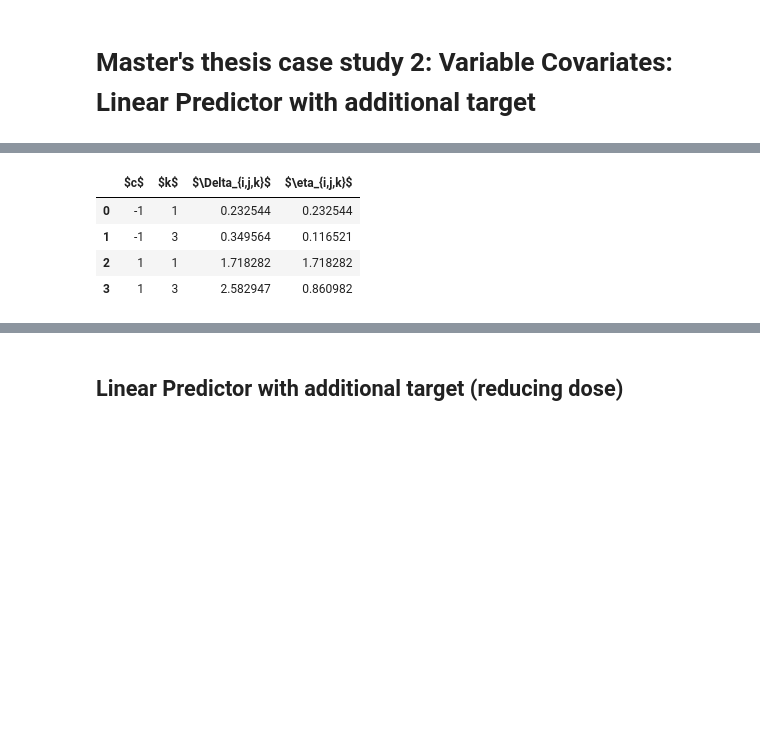
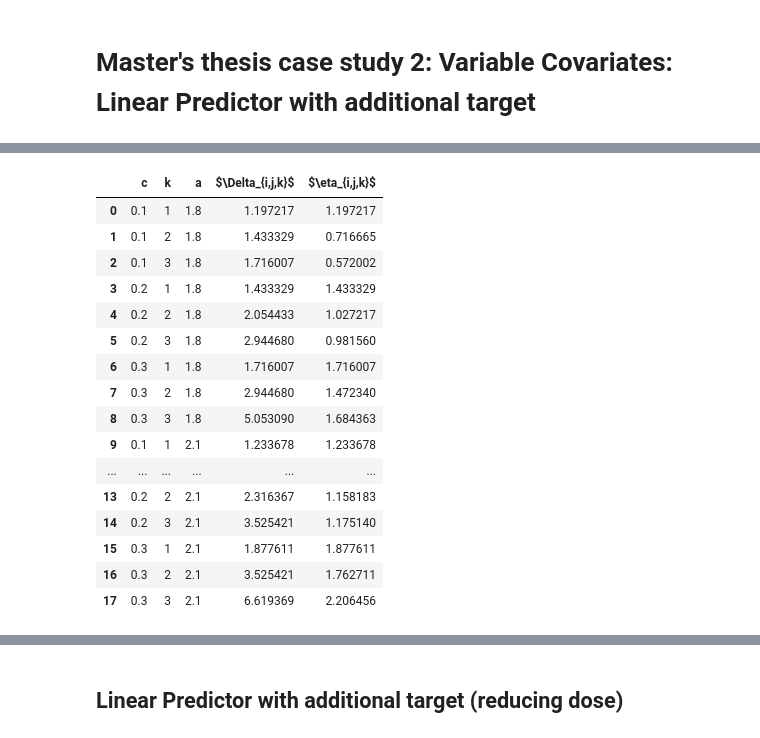
Before and after one commit to HIAlab/adaptive_nof1, a Jupyter notebook: notebooks/mt_case_study_2b-Copy1.ipynb, the cells around one changed output, grey strips where cells are left out. Cells and saved outputs as stored; diff of their text form; code cells hidden in the pictures; blank space fills up the shorter version.

```diff
--- a/notebooks/mt_case_study_2b-Copy1.ipynb
+++ b/notebooks/mt_case_study_2b-Copy1.ipynb
@@ -20,16 +20,30 @@ WARNING (pytensor.tensor.blas): Using NumPy C-API based implementation for BLAS
 [interactive output not drawn]
 # %%
 # Calculation example
-df = pandas.DataFrame({"$c$": [-1, -1, 1, 1], "$k$": [1, 3, 1, 3]})
-df["$\Delta_{i,j,k}$"] = numpy.exp(df["$c$"]) - numpy.exp(df["$c$"] - df["$k$"])
-df["$\eta_{i,j,k}$"] = df["$\Delta_{i,j,k}$"] / df["$k$"]
+df = pandas.DataFrame({"c": [ 0.1, 0.1, 0.1, 0.2, 0.2, 0.2, 0.3, 0.3, 0.3] * 2, "k": [1, 2, 3] * 3 * 2})
+df["a"] = [1.8] * 9 + [2.1] * 9
+df["$\Delta_{i,j,k}$"] = numpy.exp(df["c"] * (df["k"] * df["a"]))
+df["$\eta_{i,j,k}$"] = df["$\Delta_{i,j,k}$"] / df["k"]
+
 df
 # %% [output]
-|  | $c$ | $k$ | $\Delta_{i,j,k}$ | $\eta_{i,j,k}$ |
-| 0 | -1 | 1 | 0.232544 | 0.232544 |
-| 1 | -1 | 3 | 0.349564 | 0.116521 |
-| 2 | 1 | 1 | 1.718282 | 1.718282 |
-| 3 | 1 | 3 | 2.582947 | 0.860982 |
+|  | c | k | a | $\Delta_{i,j,k}$ | $\eta_{i,j,k}$ |
+| 0 | 0.1 | 1 | 1.8 | 1.197217 | 1.197217 |
+| 1 | 0.1 | 2 | 1.8 | 1.433329 | 0.716665 |
+| 2 | 0.1 | 3 | 1.8 | 1.716007 | 0.572002 |
+| 3 | 0.2 | 1 | 1.8 | 1.433329 | 1.433329 |
+| 4 | 0.2 | 2 | 1.8 | 2.054433 | 1.027217 |
+| 5 | 0.2 | 3 | 1.8 | 2.944680 | 0.981560 |
+| 6 | 0.3 | 1 | 1.8 | 1.716007 | 1.716007 |
+| 7 | 0.3 | 2 | 1.8 | 2.944680 | 1.472340 |
+| 8 | 0.3 | 3 | 1.8 | 5.053090 | 1.684363 |
+| 9 | 0.1 | 1 | 2.1 | 1.233678 | 1.233678 |
+| ... | ... | ... | ... | ... | ... |
+| 13 | 0.2 | 2 | 2.1 | 2.316367 | 1.158183 |
+| 14 | 0.2 | 3 | 2.1 | 3.525421 | 1.175140 |
+| 15 | 0.3 | 1 | 2.1 | 1.877611 | 1.877611 |
+| 16 | 0.3 | 2 | 2.1 | 3.525421 | 1.762711 |
+| 17 | 0.3 | 3 | 2.1 | 6.619369 | 2.206456 |
 # %%
 with open('mt_resources/6-covariates/02-calculation-example.tex', 'w') as file:
     str = df.style.format(precision=2).hide(axis="index").to_latex()
```
Also changed, not shown: parts of 20 cells of this notebook, 21 other files.
